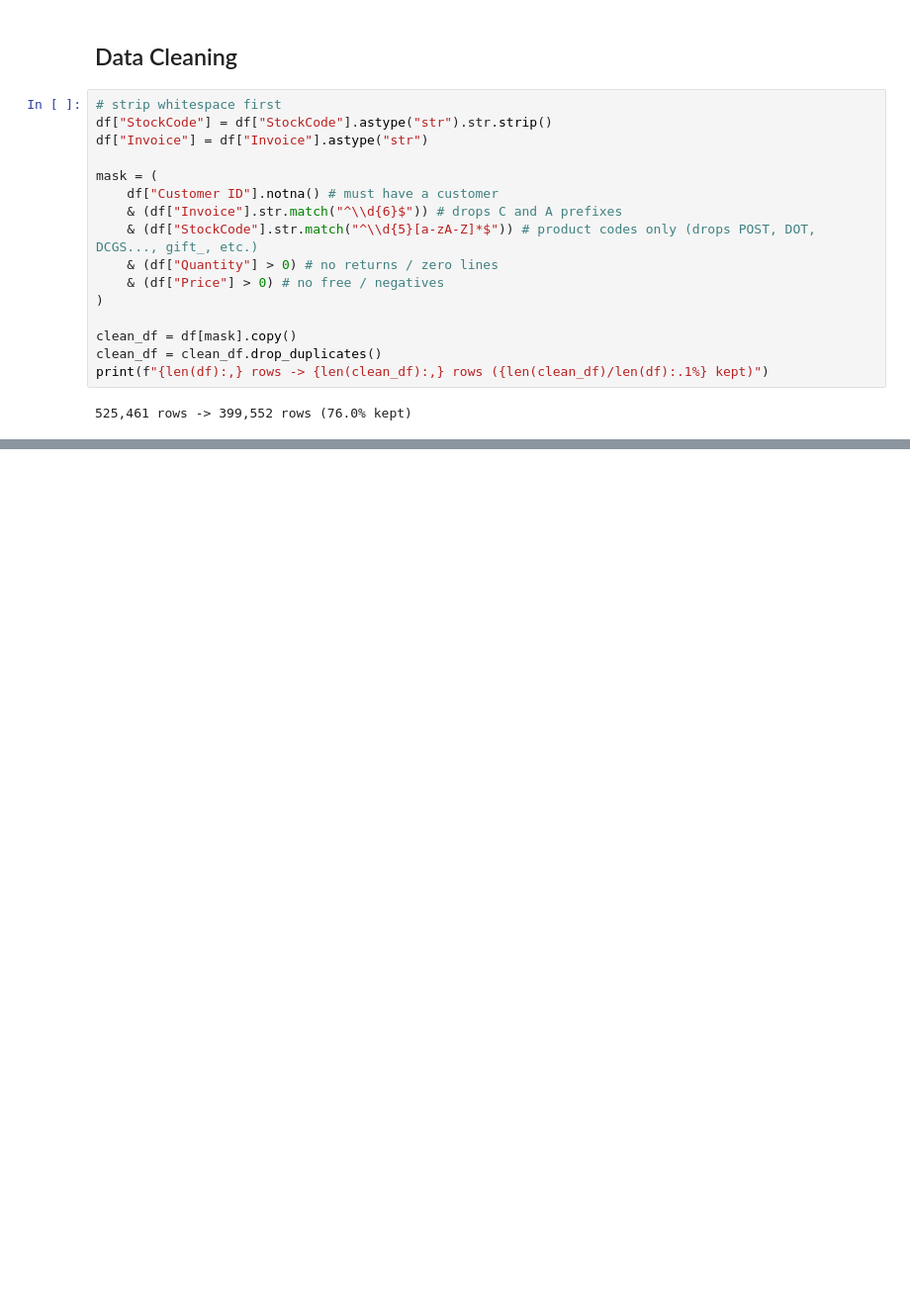
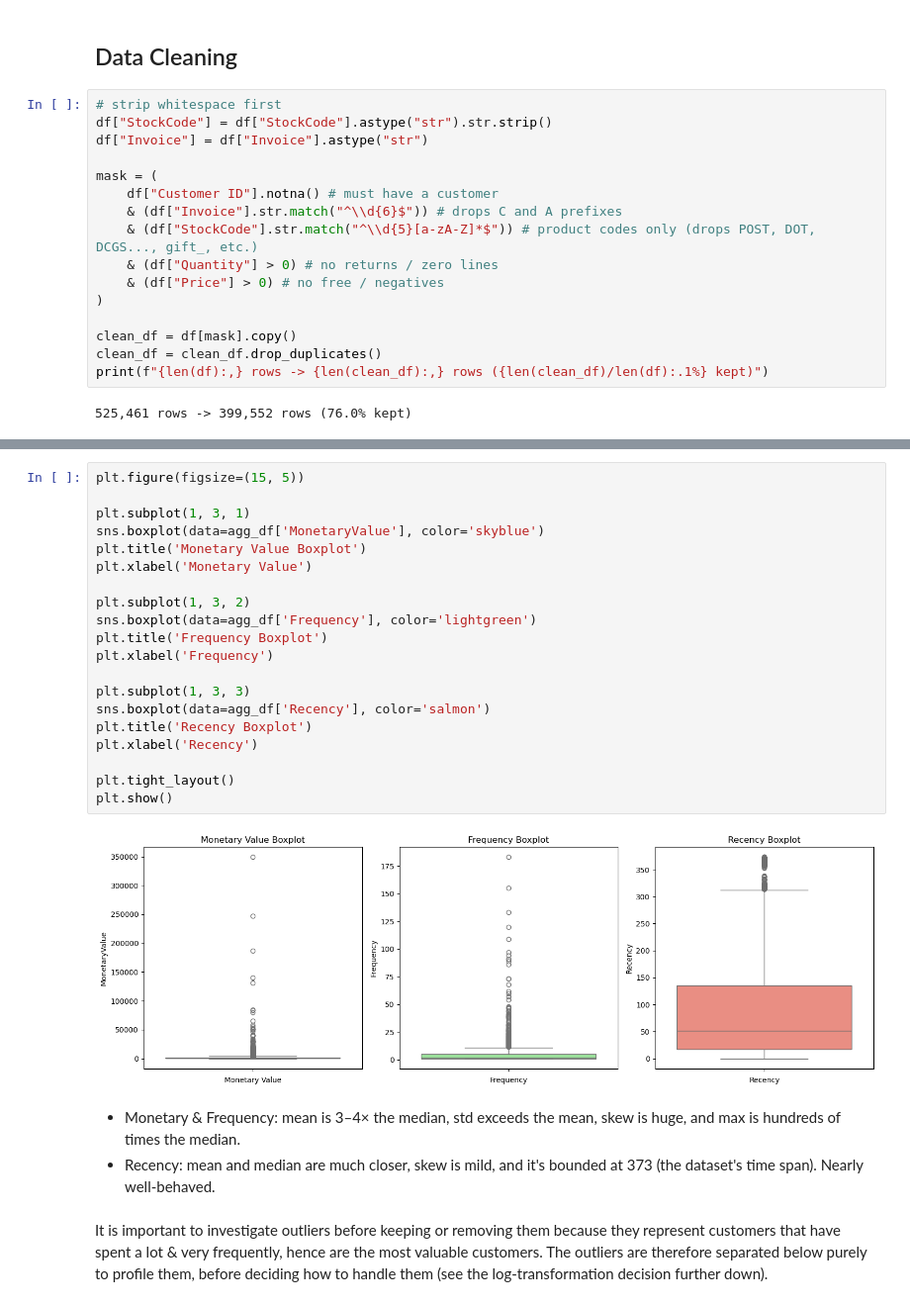
Before and after one commit to jnqu/RFM-Clustering-KMeans, a Jupyter notebook: clustering.ipynb, the cells around one changed output, grey strips where cells are left out. Shown at 99% size. Drawn from its saved outputs; the diff is of its cells as text; blank space fills up the shorter version.

Commit message:
Handling outliers and skew

```diff
--- a/clustering.ipynb
+++ b/clustering.ipynb
@@ -230,0 +320,27 @@ print(f"{len(df):,} rows -> {len(clean_df):,} rows ({len(clean_df)/len(df):.1%}
+# %%
+plt.figure(figsize=(15, 5))
+
+plt.subplot(1, 3, 1)
+sns.boxplot(data=agg_df['MonetaryValue'], color='skyblue')
+plt.title('Monetary Value Boxplot')
+plt.xlabel('Monetary Value')
+
+plt.subplot(1, 3, 2)
+sns.boxplot(data=agg_df['Frequency'], color='lightgreen')
+plt.title('Frequency Boxplot')
+plt.xlabel('Frequency')
+
+plt.subplot(1, 3, 3)
+sns.boxplot(data=agg_df['Recency'], color='salmon')
+plt.title('Recency Boxplot')
+plt.xlabel('Recency')
+
+plt.tight_layout()
+plt.show()
+# %% [output]
+[figure, added]
+# %% [markdown]
+- Monetary & Frequency: mean is 3–4× the median, std exceeds the mean, skew is huge, and max is hundreds of times the median.
+- Recency: mean and median are much closer, skew is mild, and it's bounded at 373 (the dataset's time span). Nearly well-behaved.
+# %% [markdown]
+It is important to investigate outliers before keeping or removing them because they represent customers that have spent a lot & very frequently, hence are the most valuable customers. The outliers are therefore separated below purely to profile them, before deciding how to handle them (see the log-transformation decision further down).
```
Also changed, not shown: parts of 18 cells of this notebook.
